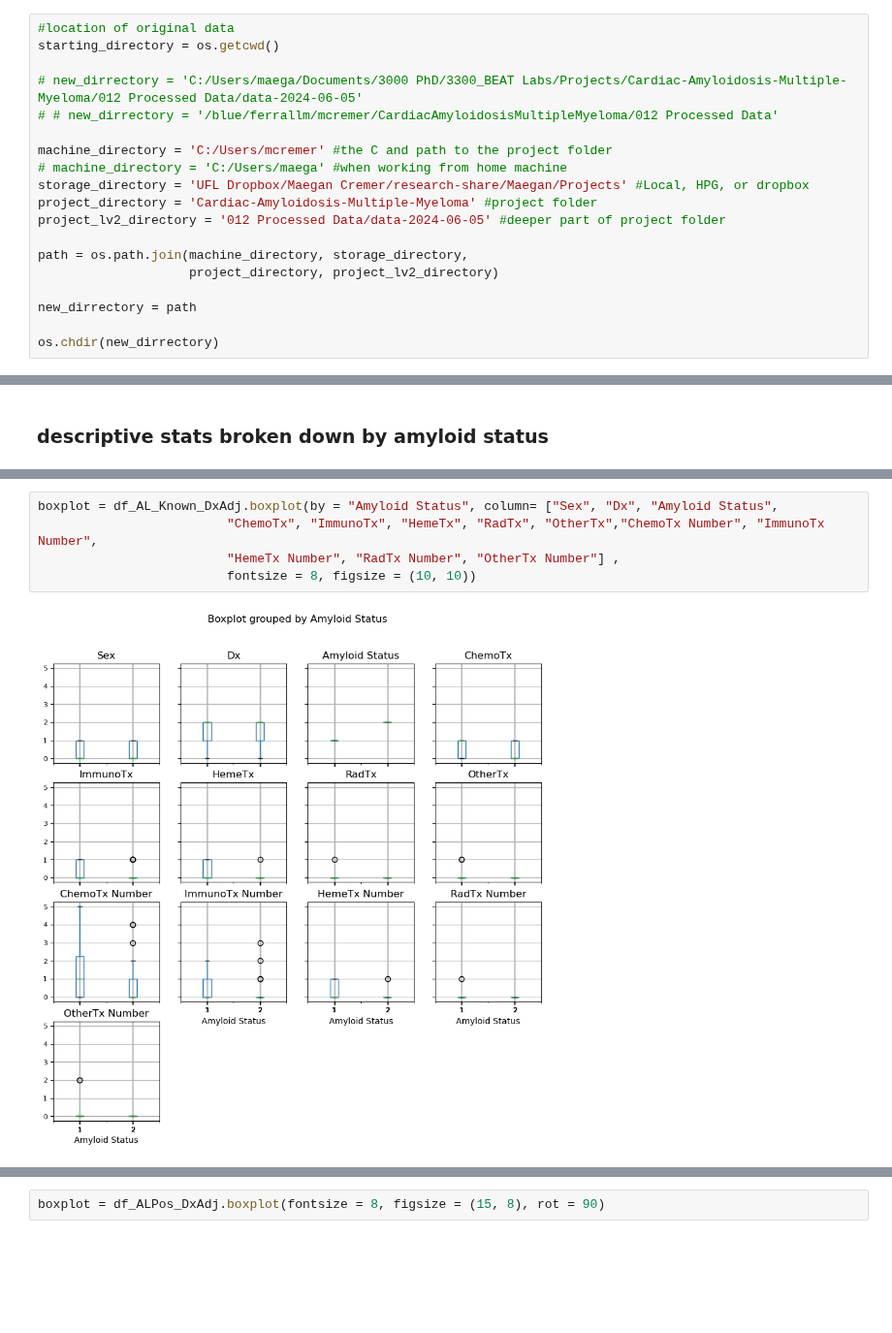
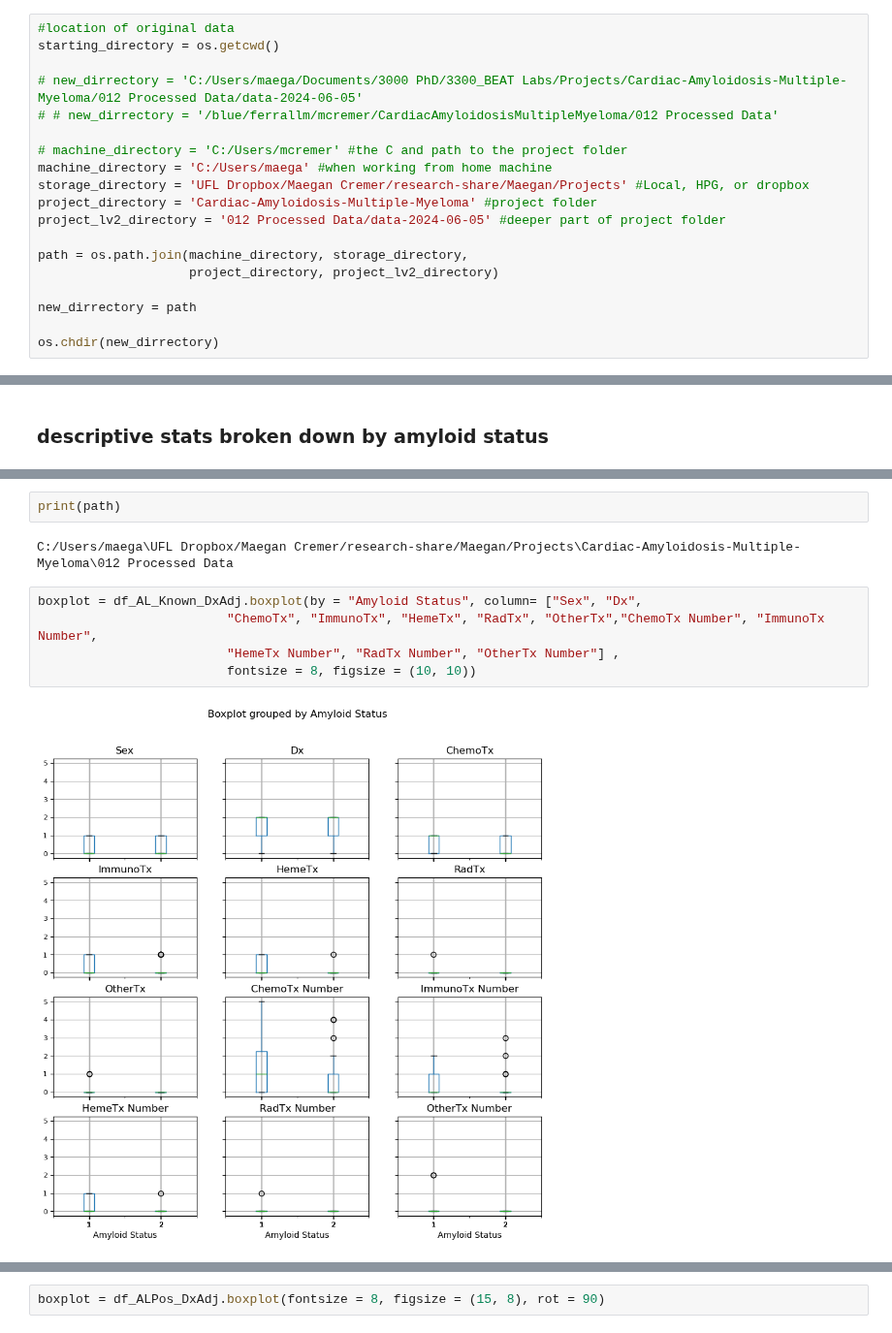
Before and after one commit to BisonCremer/cardiac-amyloidosis, a Jupyter notebook: PatientDemographics_2024-08-22_v1.ipynb, the cells around one changed output, grey strips where cells are left out. Shown at 97% size. Drawn from its saved outputs; the diff is of its cells as text; blank space fills up the shorter version.

```diff
--- a/PatientDemographics_2024-08-22_v1.ipynb
+++ b/PatientDemographics_2024-08-22_v1.ipynb
@@ -290,8 +290,8 @@ starting_directory = os.getcwd()
 # new_dirrectory = 'C:/Users/maega/Documents/3000 PhD/3300_BEAT Labs/Projects/Cardiac-Amyloidosis-Multiple-Myeloma/012 Processed Data/data-2024-06-05'
 # # new_dirrectory = '/blue/ferrallm/mcremer/CardiacAmyloidosisMultipleMyeloma/012 Processed Data'
 
-machine_directory = 'C:/Users/mcremer' #the C and path to the project folder
-# machine_directory = 'C:/Users/maega' #when working from home machine
+# machine_directory = 'C:/Users/mcremer' #the C and path to the project folder
+machine_directory = 'C:/Users/maega' #when working from home machine
 storage_directory = 'UFL Dropbox/Maegan Cremer/research-share/Maegan/Projects' #Local, HPG, or dropbox
 project_directory = 'Cardiac-Amyloidosis-Multiple-Myeloma' #project folder
 project_lv2_directory = '012 Processed Data/data-2024-06-05' #deeper part of project folder
@@ -798,7 +908,11 @@ df_descr_AL_Known_EchoAdj = df_AL_Known_EchoAdj.groupby("Amyloid Status").descri
+# %%
+print(path)
+# %% [output]
+C:/Users/maega\UFL Dropbox/Maegan Cremer/research-share/Maegan/Projects\Cardiac-Amyloidosis-Multiple-Myeloma\012 Processed Data
 # %%
-boxplot = df_AL_Known_DxAdj.boxplot(by = "Amyloid Status", column= ["Sex", "Dx", "Amyloid Status",
+boxplot = df_AL_Known_DxAdj.boxplot(by = "Amyloid Status", column= ["Sex", "Dx",
                          "ChemoTx", "ImmunoTx", "HemeTx", "RadTx", "OtherTx","ChemoTx Number", "ImmunoTx Number",
                          "HemeTx Number", "RadTx Number", "OtherTx Number"] ,
                          fontsize = 8, figsize = (10, 10))
 # %% [output]
-[figure, old version]
+[figure, new version]
```
Also changed, not shown: parts of 17 cells of this notebook.
